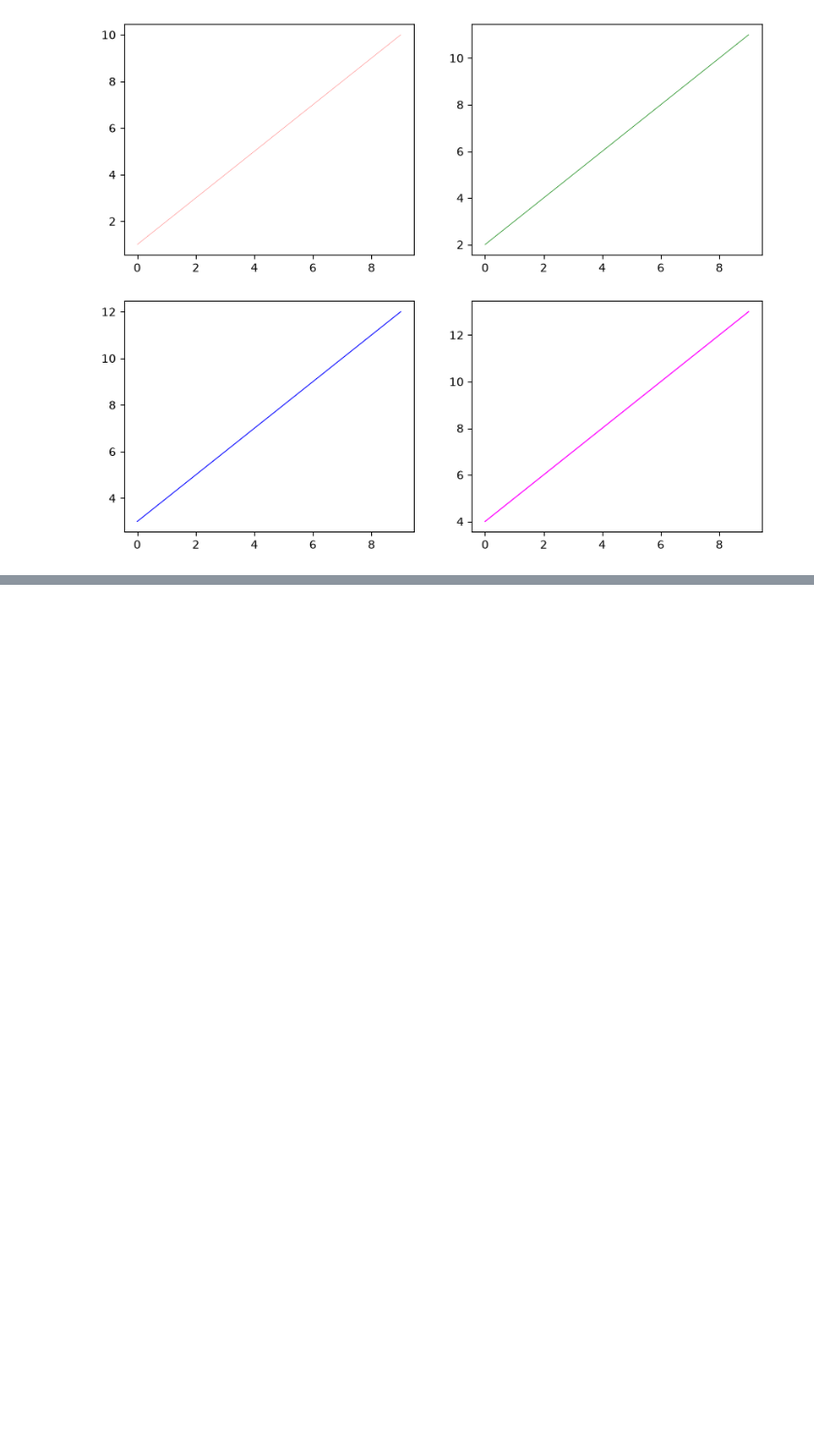
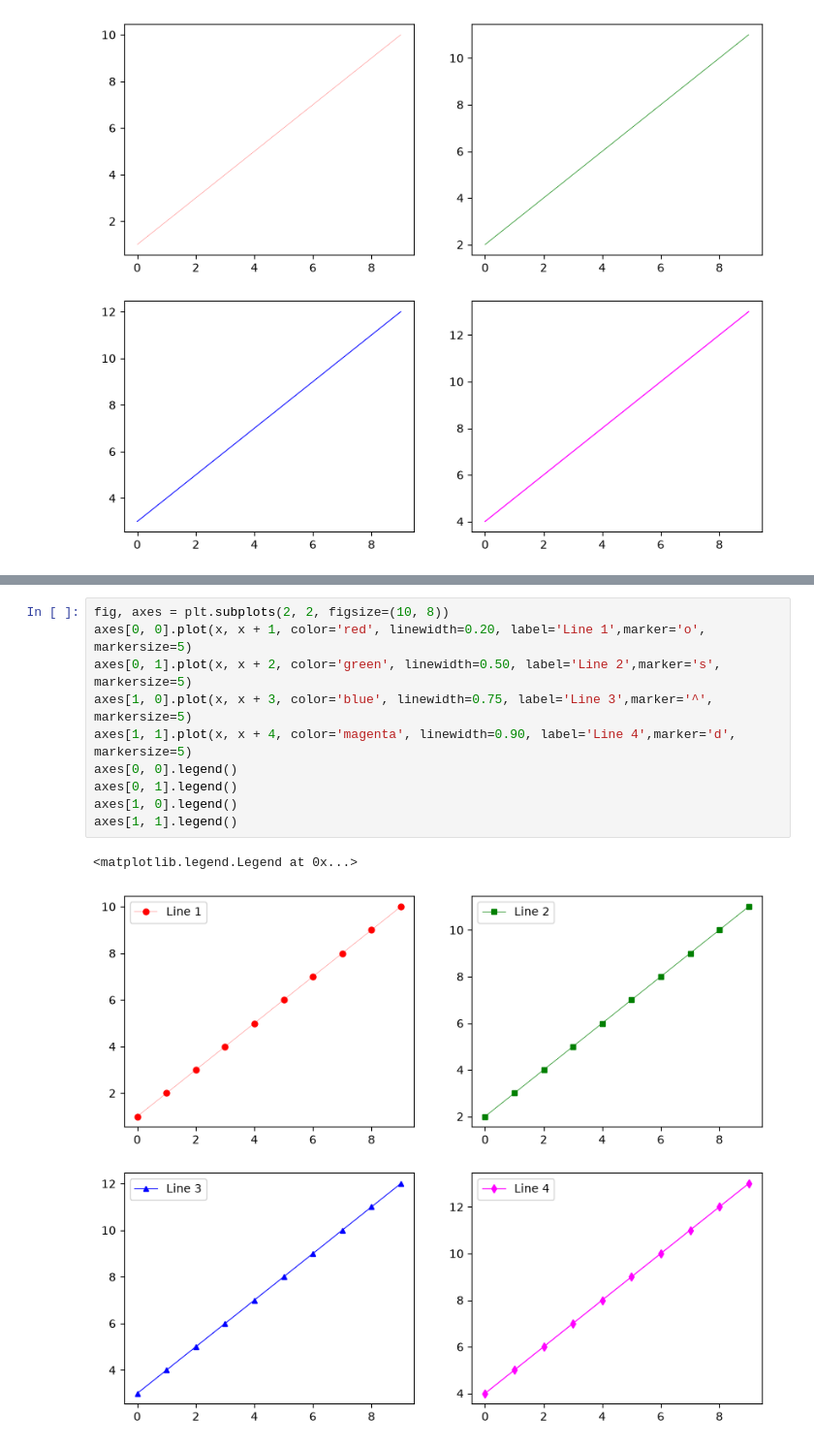
Before and after one commit to NazmullSyntax/data_visulazation, a Jupyter notebook: demo.ipynb, the cells around one changed output, grey strips where cells are left out. Shown at 97% size. Drawn from its saved outputs; the diff is of its cells as text; blank space fills up the shorter version.

```diff
--- a/demo.ipynb
+++ b/demo.ipynb
@@ -164,0 +179,13 @@ axes[1, 1].plot(x, x + 4, color='magenta', linewidth=0.90)
+# %%
+fig, axes = plt.subplots(2, 2, figsize=(10, 8))
+axes[0, 0].plot(x, x + 1, color='red', linewidth=0.20, label='Line 1',marker='o', markersize=5)
+axes[0, 1].plot(x, x + 2, color='green', linewidth=0.50, label='Line 2',marker='s', markersize=5)
+axes[1, 0].plot(x, x + 3, color='blue', linewidth=0.75, label='Line 3',marker='^', markersize=5)
+axes[1, 1].plot(x, x + 4, color='magenta', linewidth=0.90, label='Line 4',marker='d', markersize=5)
+axes[0, 0].legend()
+axes[0, 1].legend()
+axes[1, 0].legend()
+axes[1, 1].legend()
+# %% [output]
+<matplotlib.legend.Legend at 0x...>
+[figure, added]
```
Also changed, not shown: parts of 1 cell of this notebook.
